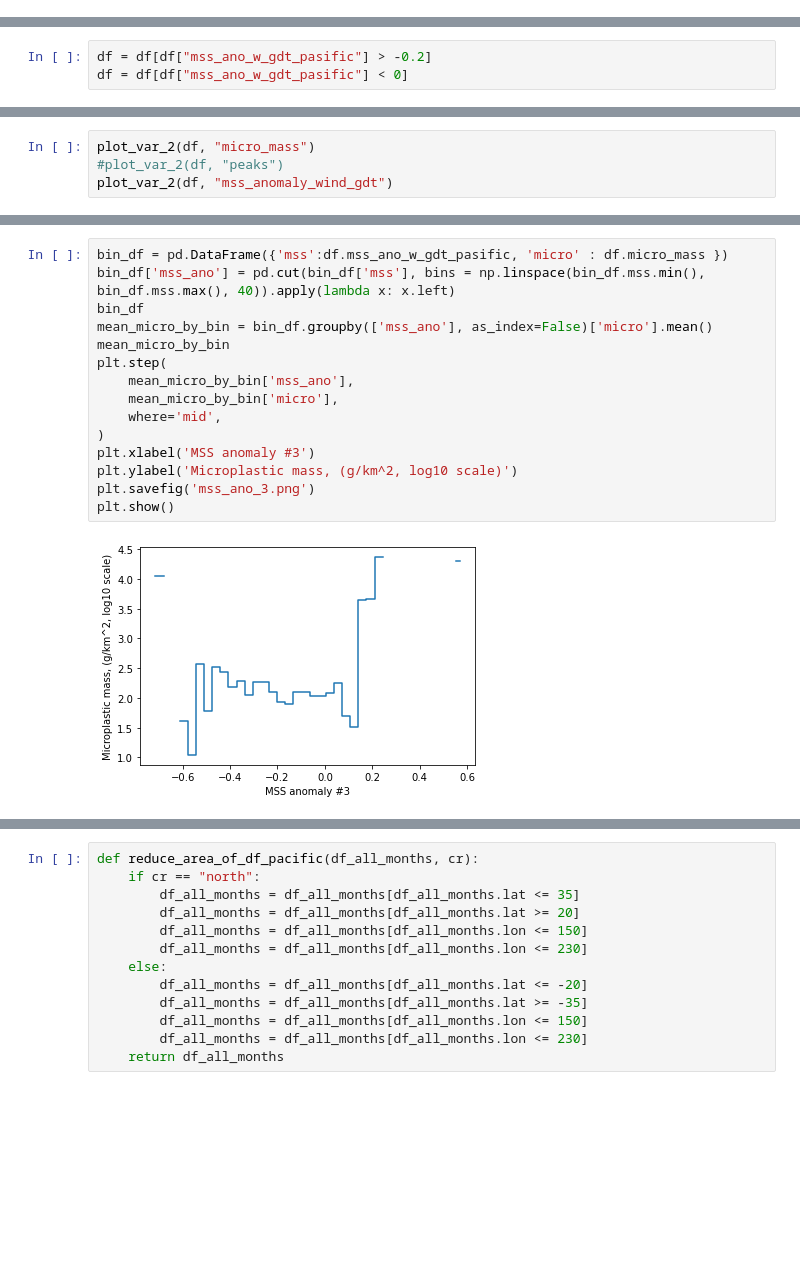
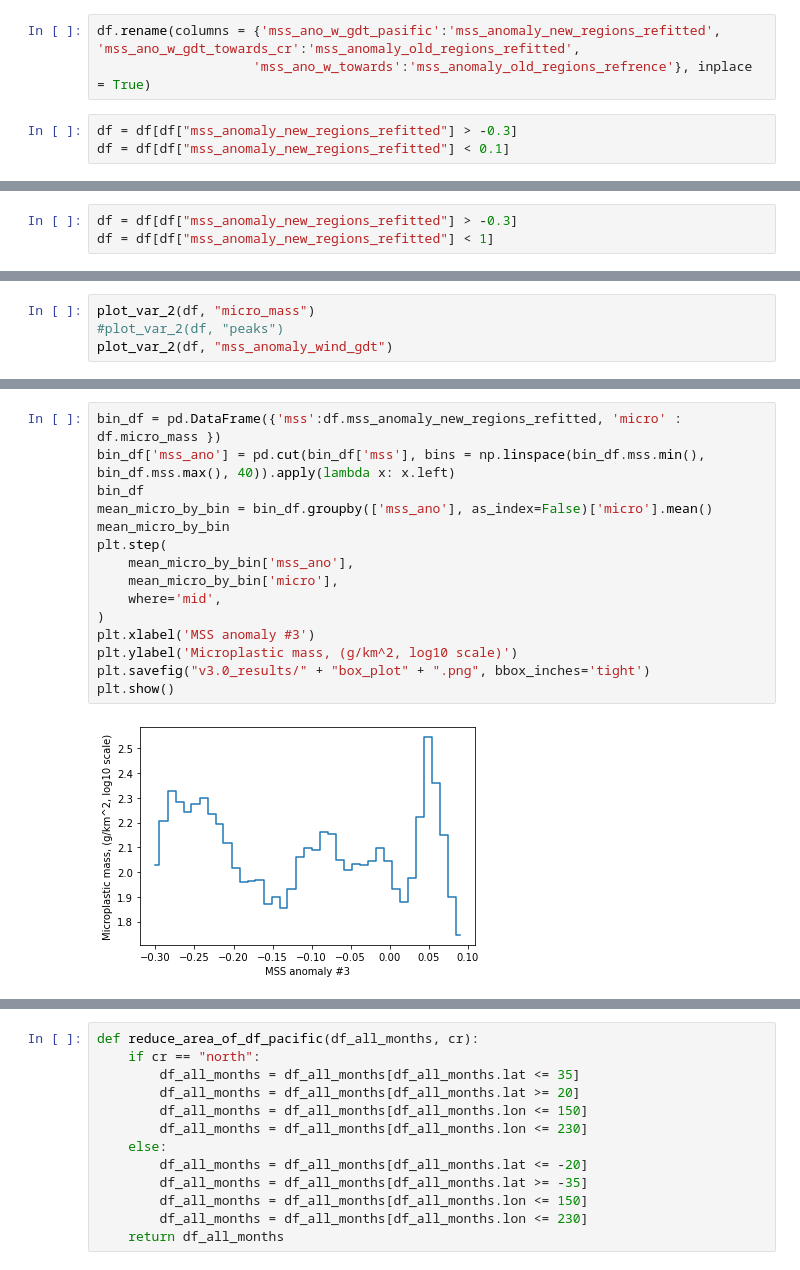
Before and after one commit to Syverkok/Master_Thesis_Syver, a Jupyter notebook: analasis_opplegg.ipynb, the cells around one changed output, grey strips where cells are left out. Cells and saved outputs as stored; diff of their text form; blank space fills up the shorter version.

```diff
--- a/analasis_opplegg.ipynb
+++ b/analasis_opplegg.ipynb
@@ -70,0 +74,6 @@ plot_var_2(df, "mss_anom")
+# %%
+df.rename(columns = {'mss_ano_w_gdt_pasific':'mss_anomaly_new_regions_refitted', 'mss_ano_w_gdt_towards_cr':'mss_anomaly_old_regions_refitted',
+                    'mss_ano_w_towards':'mss_anomaly_old_regions_refrence'}, inplace = True)
+# %%
+df = df[df["mss_anomaly_new_regions_refitted"] > -0.3]
+df = df[df["mss_anomaly_new_regions_refitted"] < 0.1]
@@ -88,8 +116,8 @@ df.corr()
 # %%
 df = find_highest_corrolation_boundries(df, 100, "mss_anomaly_wind_gdt")
 # %%
-df = df[df["mss_ano_w_gdt_pasific"] > -0.2]
-df = df[df["mss_ano_w_gdt_pasific"] < 0]
+df = df[df["mss_anomaly_new_regions_refitted"] > -0.3]
+df = df[df["mss_anomaly_new_regions_refitted"] < 1]
 # %%
 df = df[df["peaks"] < 700]
 df = df[df["peaks"] > 0]
@@ -111,22 +139,22 @@ fig.show()
 # %% [output]
 [interactive output not drawn]
 # %%
-bin_df = pd.DataFrame({'mss':df.mss_ano_w_gdt_pasific, 'micro' : df.micro_mass })
+bin_df = pd.DataFrame({'mss':df.mss_anomaly_new_regions_refitted, 'micro' : df.micro_mass })
 bin_df['mss_ano'] = pd.cut(bin_df['mss'], bins = np.linspace(bin_df.mss.min(), bin_df.mss.max(), 40)).apply(lambda x: x.left)
 bin_df
 mean_micro_by_bin = bin_df.groupby(['mss_ano'], as_index=False)['micro'].mean()
 mean_micro_by_bin
 plt.step(
     mean_micro_by_bin['mss_ano'],
     mean_micro_by_bin['micro'],
     where='mid',
 )
 plt.xlabel('MSS anomaly #3')
 plt.ylabel('Microplastic mass, (g/km^2, log10 scale)')
-plt.savefig('mss_ano_3.png')
+plt.savefig("v3.0_results/" + "box_plot" + ".png", bbox_inches='tight')
 plt.show()
 # %% [output]
-[figure, old version]
+[figure, new version]
 # %%
 #Average spatially
 def make_data_grided(df):
```
Also changed, not shown: parts of 13 cells of this notebook, 18 other files.
